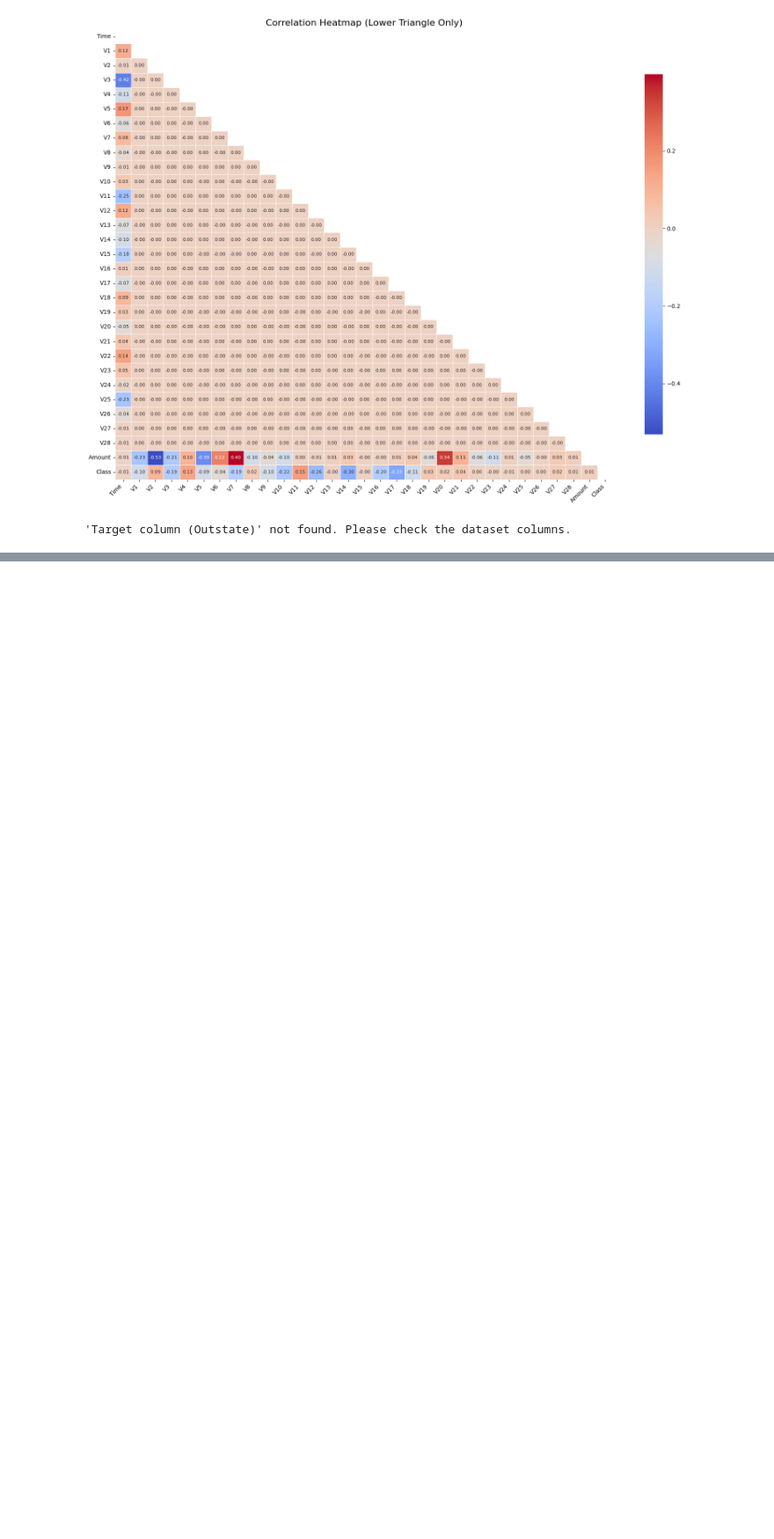
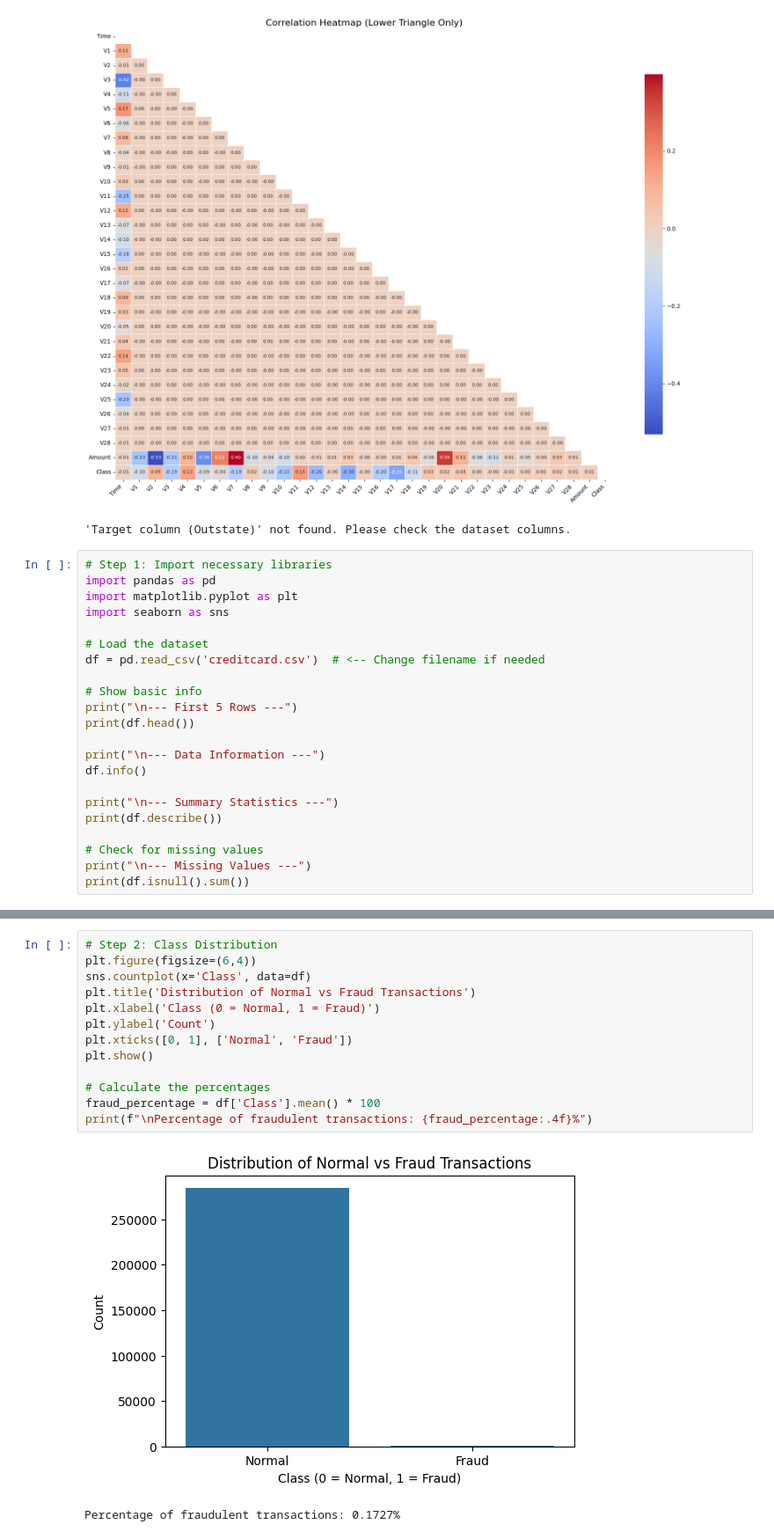
Before and after one commit to Kolawole-a2/Kola_Projects, a Jupyter notebook: Assisment_5_with_errors.ipynb, the cells around one changed output, grey strips where cells are left out. Shown at 88% size. Drawn from its saved outputs; the diff is of its cells as text; blank space fills up the shorter version.

```diff
--- a/Assisment_5_with_errors.ipynb
+++ b/Assisment_5_with_errors.ipynb
@@ -1024,3 +266,25 @@ Class     0
 dtype: int64
 [figure]
 'Target column (Outstate)' not found. Please check the dataset columns.
+# %%
+# Step 1: Import necessary libraries
+import pandas as pd
+import matplotlib.pyplot as plt
+import seaborn as sns
+
+# Load the dataset
+df = pd.read_csv('creditcard.csv')  # <-- Change filename if needed
+
+# Show basic info
+print("\n--- First 5 Rows ---")
+print(df.head())
+
+print("\n--- Data Information ---")
+df.info()
+
+print("\n--- Summary Statistics ---")
+print(df.describe())
+
+# Check for missing values
+print("\n--- Missing Values ---")
+print(df.isnull().sum())
@@ -1026,0 +309,16 @@ dtype: int64
+# %%
+# Step 2: Class Distribution
+plt.figure(figsize=(6,4))
+sns.countplot(x='Class', data=df)
+plt.title('Distribution of Normal vs Fraud Transactions')
+plt.xlabel('Class (0 = Normal, 1 = Fraud)')
+plt.ylabel('Count')
+plt.xticks([0, 1], ['Normal', 'Fraud'])
+plt.show()
+
+# Calculate the percentages
+fraud_percentage = df['Class'].mean() * 100
+print(f"\nPercentage of fraudulent transactions: {fraud_percentage:.4f}%")
+# %% [output]
+[figure, added]
+Percentage of fraudulent transactions: 0.1727%
```
Also changed, not shown: parts of 17 cells of this notebook.
